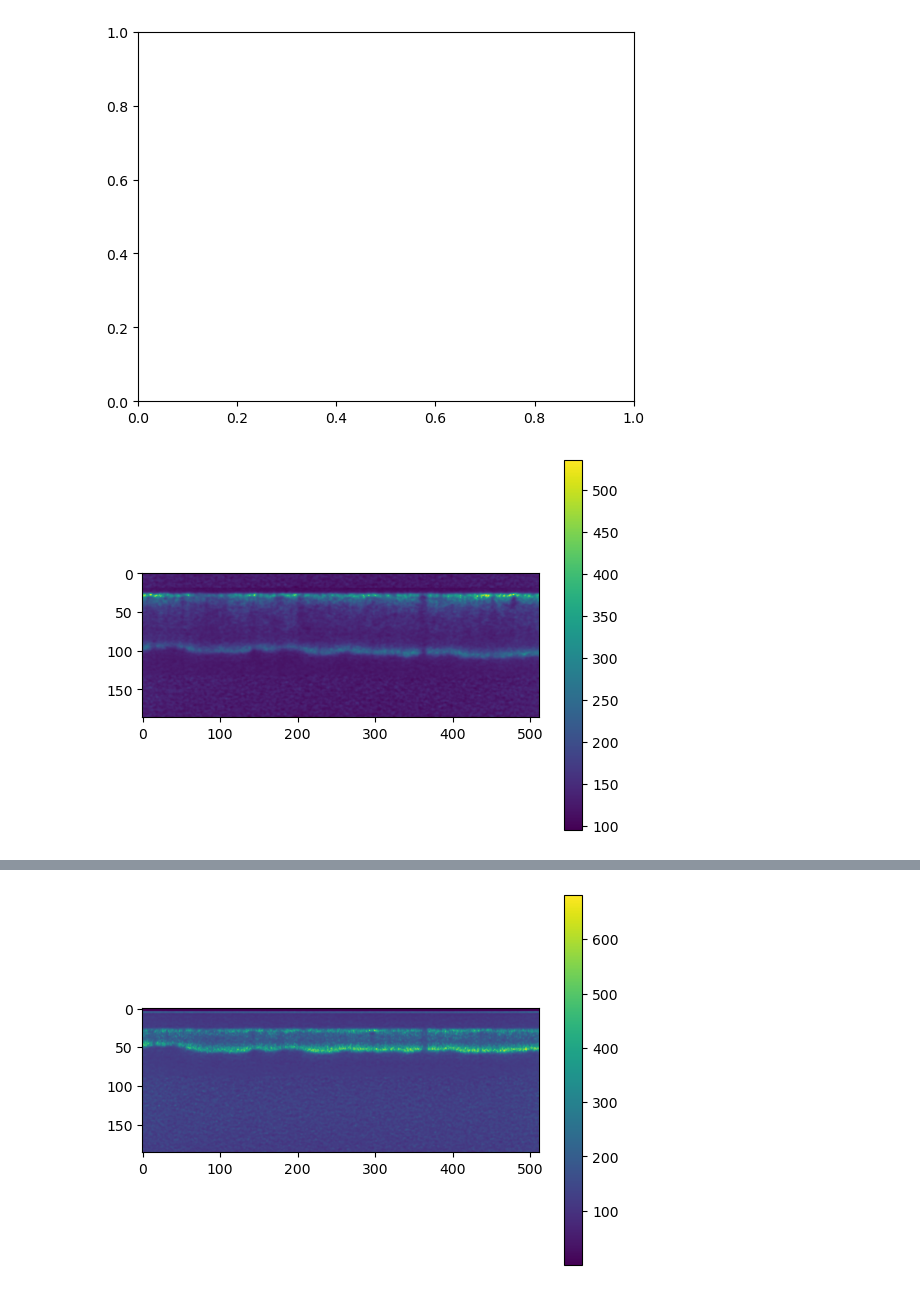
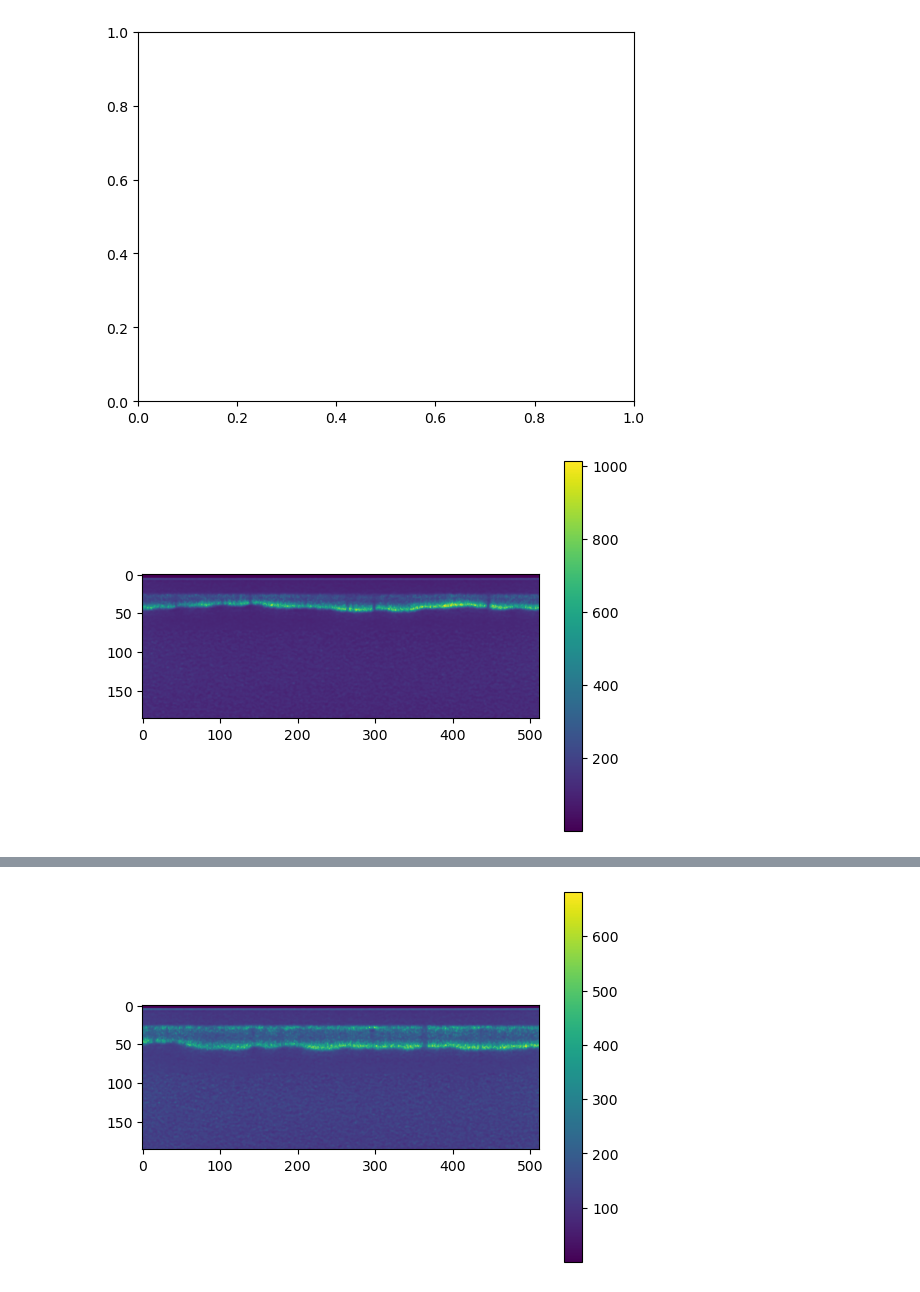
Before and after one commit to amityu/gel_sheets, a Jupyter notebook: exploration.ipynb, the cells around one changed output, grey strips where cells are left out. Saved outputs shown, nothing was run; the diff lists cells and outputs as text; code cells hidden in the pictures.

```diff
--- a/exploration.ipynb
+++ b/exploration.ipynb
@@ -16,5 +16,5 @@ import importlib
 from skimage import filters
 from p_tqdm import p_map
 # %%
-gel = np.load(MOVIE_PATH +'np/gel.npy', mmap_mode='r')
+gel = np.load(MOVIE_PATH +'tmp/gel_norm.npy')#, mmap_mode='r+')
 # %%
@@ -60,8 +45,6 @@ threshold_gel[threshold_gel>max_intensity] = 0
 threshold_gel[np.bitwise_and(threshold_gel>= min_intensity , threshold_gel<= max_intensity)] =1
 
 # np.save(DATA_PATH + 'tmp/t_gel.npy', threshold_gel)
-# %%
-gel = g
 # %%
 import napari
 viewer = napari.Viewer()
@@ -332,12 +350,12 @@ plt.show()
 ValueError: <matplotlib.colors.ListedColormap object at 0x...> is not a valid value for color
 [figure]
 # %%
-zy = gel[65][:,:,444]
+zy = gel[5][:,:,256]
 plt.imshow(zy)
 plt.colorbar()
 plt.show()
 # %% [output]
-[figure, old version]
+[figure, new version]
 # %%
 plt.hist(zy[:,40])
 # %% [output]
```
Also changed, not shown: parts of 26 cells of this notebook, 1 other file.
